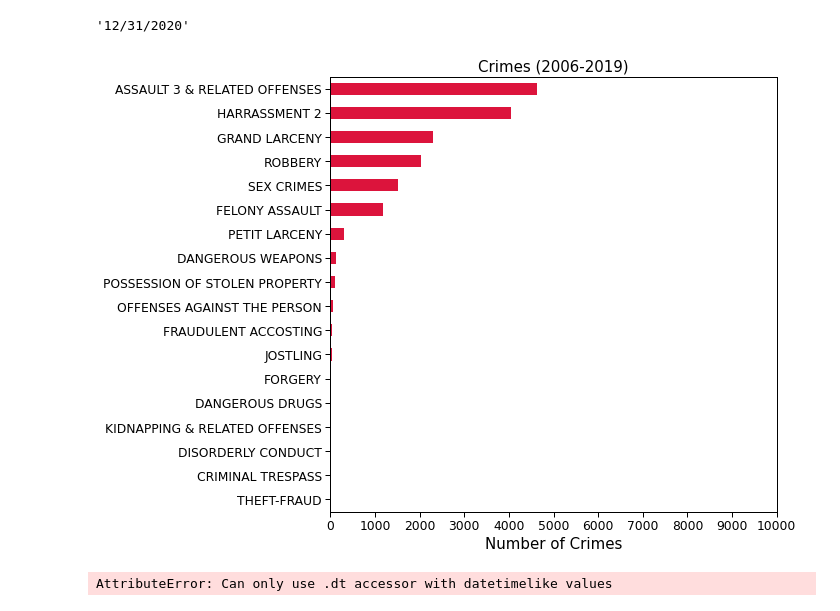
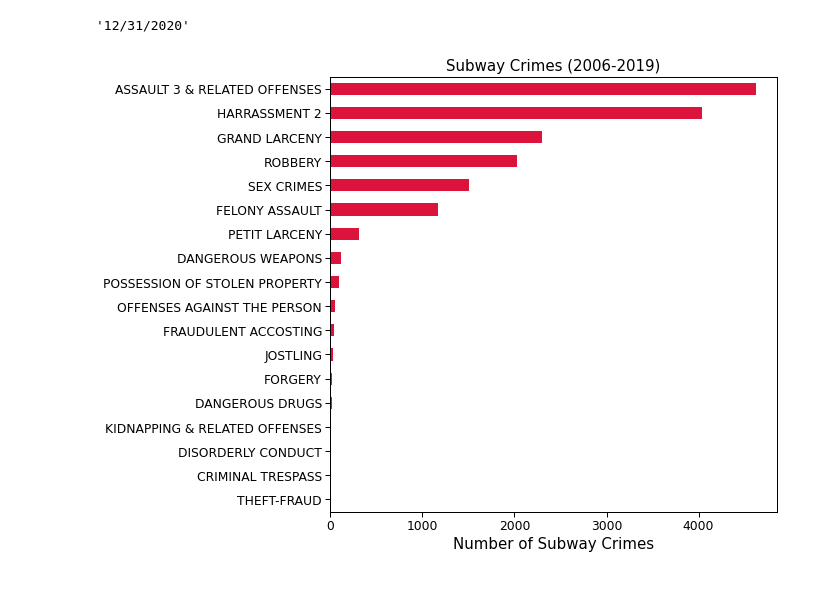
Before and after one commit to daniellejenkins17/Crimes_NYC_Binary_Classification, a Jupyter notebook: CrimesNYC3.ipynb, the cells around one changed output. Drawn from its saved outputs; the diff is of its cells as text; code cells hidden in the pictures.

Commit message:
Made time series model and started the crime map

```diff
--- a/CrimesNYC3.ipynb
+++ b/CrimesNYC3.ipynb
@@ -108,15 +88,16 @@ df2.Complaint_Date.max()
 # %%
 #plotting the crimes by # of crimes
 
 crime_plot = plt.figure(figsize = (8, 8))
 crime_plot = df2.Crime.value_counts().sort_values().plot(kind = 'barh', color = 'crimson')
-plt.title("Crimes (2006-2019)", fontsize = 15)
-plt.xlabel("Number of Crimes", fontsize = 15)
-plt.xticks(np.arange(0, 11000, 1000))
+plt.title("Subway Crimes (2006-2019)", fontsize = 15)
+plt.xlabel("Number of Subway Crimes", fontsize = 15)
+plt.xticks(np.arange(0, 5000, 1000))
 plt.show()
 # %% [output]
-[figure, old version]
+[figure, new version]
 # %%
-df2['year'] = df2['Complaint_Date'].dt.year
+#did to_datetime function to convert the string value to datetime object.
+#reassigned the df2 to make complaint_date_time a permanent datetime object
+
+df2['Complaint_Date_Time'] = pd.to_datetime(df2['Complaint_Date_Time'])
-# %% [output]
-AttributeError: Can only use .dt accessor with datetimelike values
```
Also changed, not shown: parts of 10 cells of this notebook, 3 other files.
